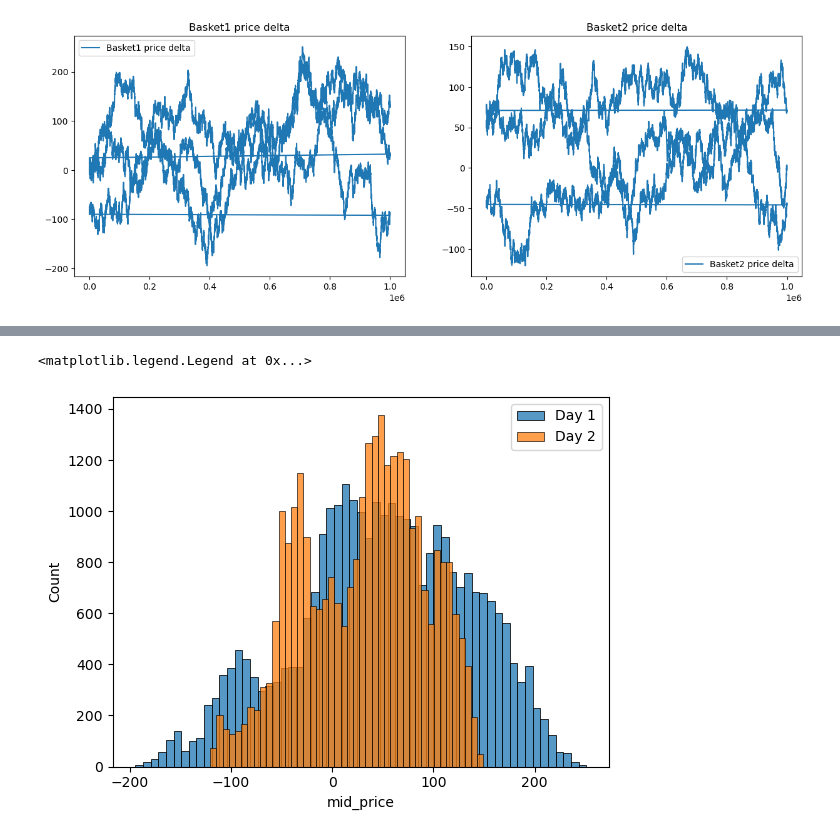
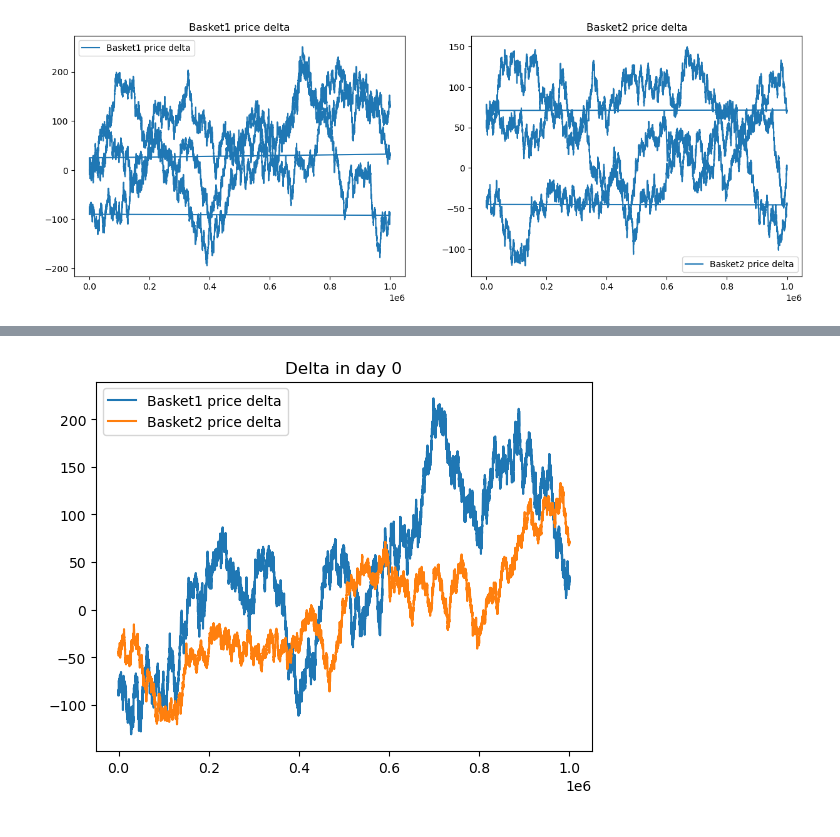
Before and after one commit to IMC-Prosperity-Granite-Flow/IMC_Prosperity3_GraniteFlow, a Jupyter notebook: src/analysis/round2/main.ipynb, the cells around one changed output, grey strips where cells are left out. Drawn from its saved outputs; the diff is of its cells as text; code cells hidden in the pictures.

```diff
--- a/src/analysis/round2/main.ipynb
+++ b/src/analysis/round2/main.ipynb
@@ -223,12 +215,8 @@ plt.show()
-# %%
-#画出三天delta的分布
-delta1 = df_basket1['mid_price'] - composite1
-delta2 = df_basket2['mid_price'] - composite2
-
-#sns
-sns.histplot(delta1, label='Day 1')
-sns.histplot(delta2, label='Day 2')
-plt.legend()
-# %% [output]
-<matplotlib.legend.Legend at 0x...>
-[figure, old version]
+# %%
+plt.title("Delta in day 0")
+plt.plot(df_basket12['mid_price'] - composite12, label = 'Basket1 price delta')
+plt.plot(df_basket22['mid_price'] - composite22, label = 'Basket2 price delta')
+plt.legend()
+plt.show()
+# %% [output]
+[figure, added]
```
Also changed, not shown: parts of 12 cells of this notebook, 4 other files.
